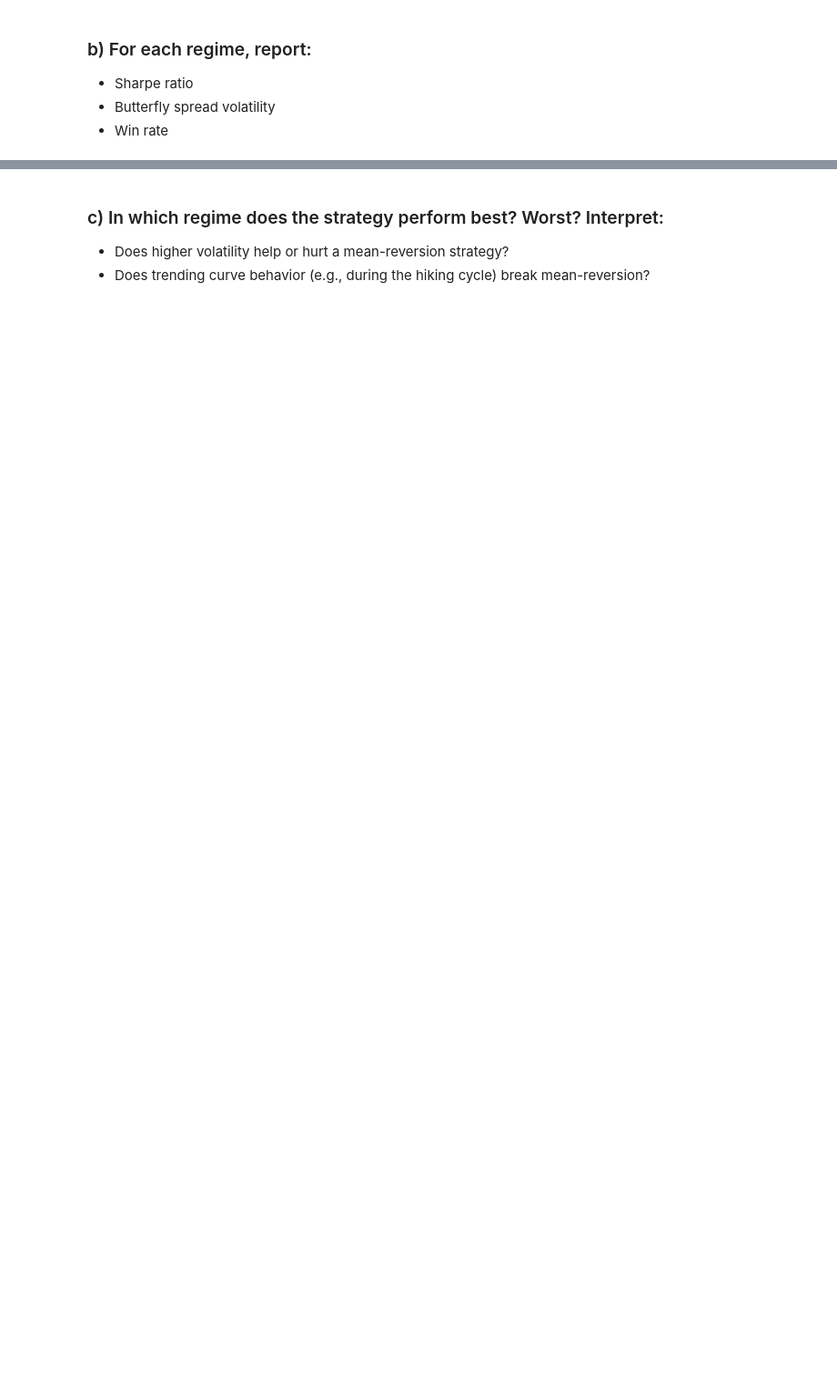
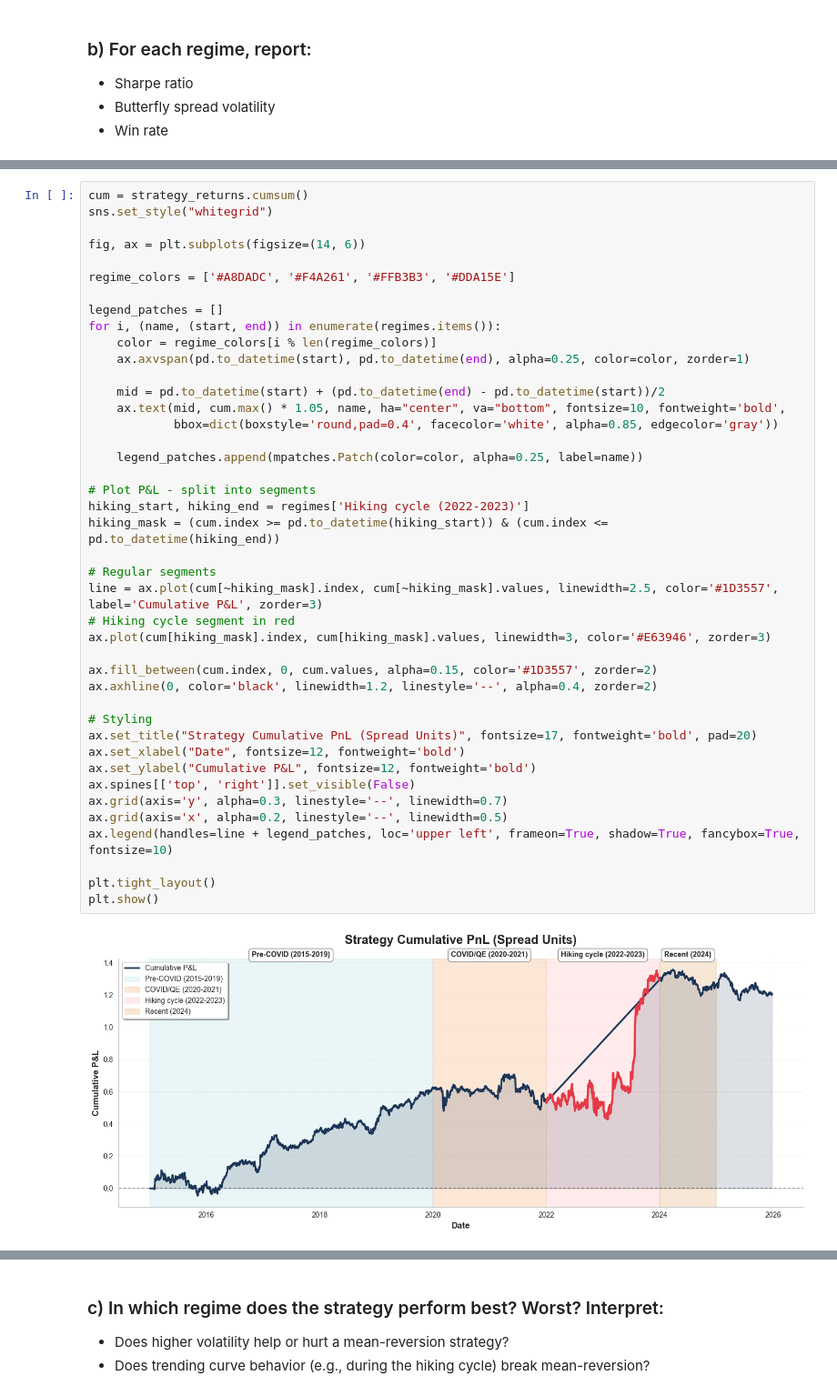
Before and after one commit to y3y-tech/Fixed_Income_Butterfly_Trades, a Jupyter notebook: Question_4.ipynb, the cells around one changed output, grey strips where cells are left out. Shown at 91% size. Drawn from its saved outputs; the diff is of its cells as text; blank space fills up the shorter version.

```diff
--- a/Question_4.ipynb
+++ b/Question_4.ipynb
@@ -101,0 +204,44 @@ exit_threshold = 0.5   # Exit when spread is within 0.5 std devs
+# %%
+cum = strategy_returns.cumsum()
+sns.set_style("whitegrid")
+
+fig, ax = plt.subplots(figsize=(14, 6))
+
+regime_colors = ['#A8DADC', '#F4A261', '#FFB3B3', '#DDA15E']
+
+legend_patches = []
+for i, (name, (start, end)) in enumerate(regimes.items()):
+    color = regime_colors[i % len(regime_colors)]
+    ax.axvspan(pd.to_datetime(start), pd.to_datetime(end), alpha=0.25, color=color, zorder=1)
+
+    mid = pd.to_datetime(start) + (pd.to_datetime(end) - pd.to_datetime(start))/2
+    ax.text(mid, cum.max() * 1.05, name, ha="center", va="bottom", fontsize=10, fontweight='bold',
+            bbox=dict(boxstyle='round,pad=0.4', facecolor='white', alpha=0.85, edgecolor='gray'))
+
+    legend_patches.append(mpatches.Patch(color=color, alpha=0.25, label=name))
+
+# Plot P&L - split into segments
+hiking_start, hiking_end = regimes['Hiking cycle (2022-2023)']
+hiking_mask = (cum.index >= pd.to_datetime(hiking_start)) & (cum.index <= pd.to_datetime(hiking_end))
+
+# Regular segments
+line = ax.plot(cum[~hiking_mask].index, cum[~hiking_mask].values, linewidth=2.5, color='#1D3557', label='Cumulative P&L', zorder=3)
+# Hiking cycle segment in red
+ax.plot(cum[hiking_mask].index, cum[hiking_mask].values, linewidth=3, color='#E63946', zorder=3)
+
+ax.fill_between(cum.index, 0, cum.values, alpha=0.15, color='#1D3557', zorder=2)
+ax.axhline(0, color='black', linewidth=1.2, linestyle='--', alpha=0.4, zorder=2)
+
+# Styling
+ax.set_title("Strategy Cumulative PnL (Spread Units)", fontsize=17, fontweight='bold', pad=20)
+ax.set_xlabel("Date", fontsize=12, fontweight='bold')
+ax.set_ylabel("Cumulative P&L", fontsize=12, fontweight='bold')
+ax.spines[['top', 'right']].set_visible(False)
+ax.grid(axis='y', alpha=0.3, linestyle='--', linewidth=0.7)
+ax.grid(axis='x', alpha=0.2, linestyle='--', linewidth=0.5)
+ax.legend(handles=line + legend_patches, loc='upper left', frameon=True, shadow=True, fancybox=True, fontsize=10)
+
+plt.tight_layout()
+plt.show()
+# %% [output]
+[figure, added]
```
Also changed, not shown: parts of 19 cells of this notebook.
